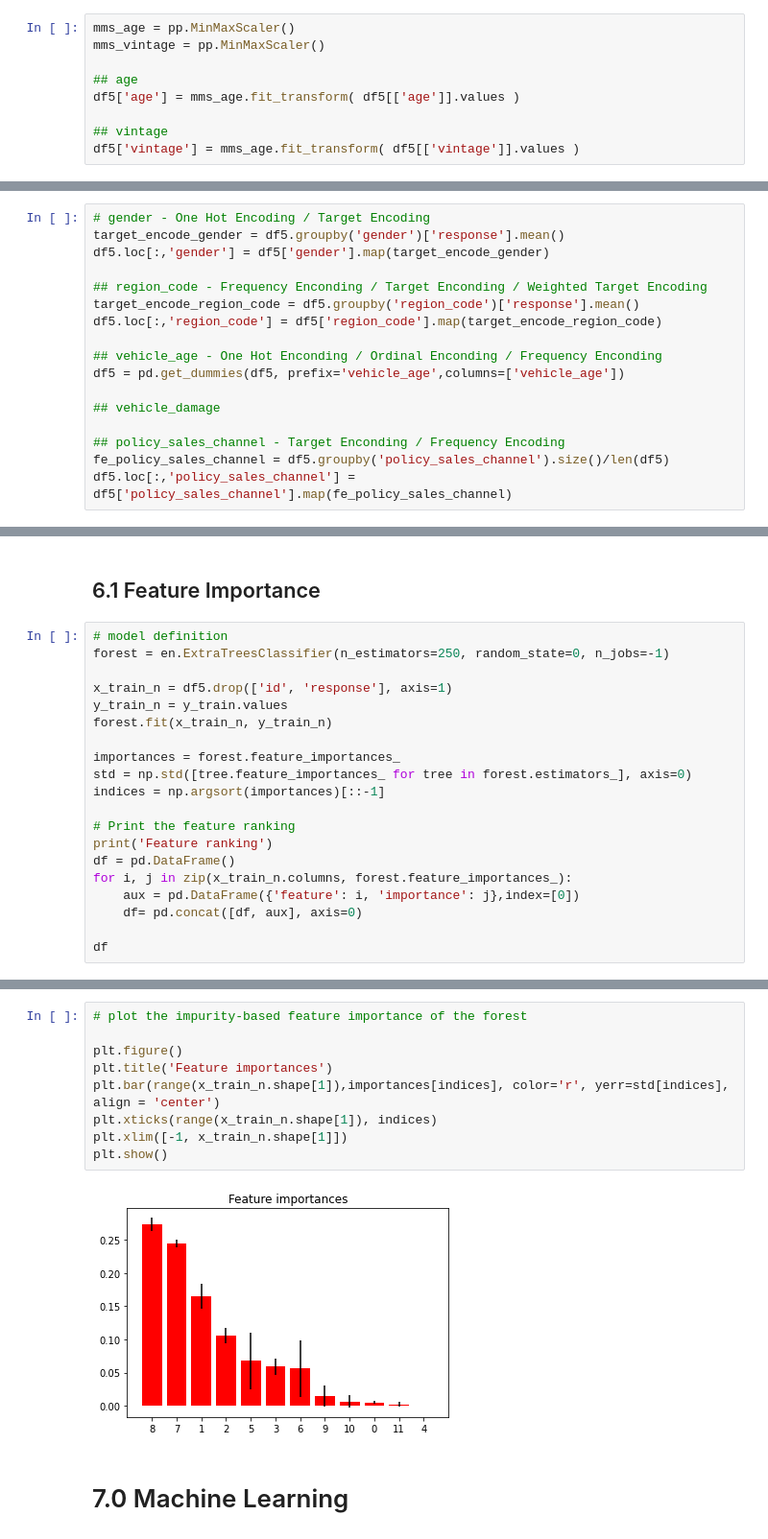
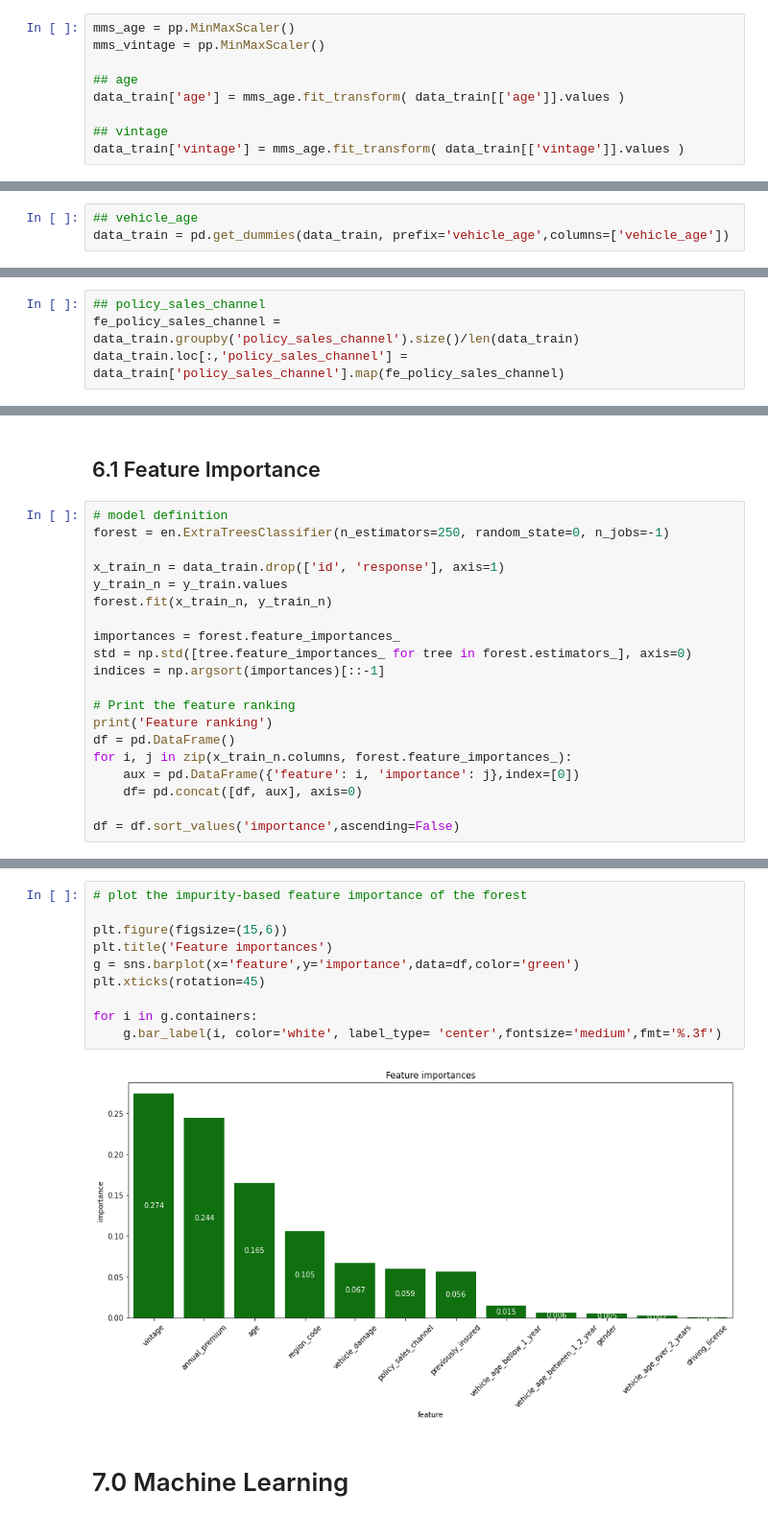
Before and after one commit to ArthurMesquita96/Insurance-Cross-Sell, a Jupyter notebook: insurance_cross_sell_notebook.ipynb, the cells around one changed output, grey strips where cells are left out. Shown at 96% size. Saved outputs shown, nothing was run; the diff lists cells and outputs as text.

```diff
--- a/insurance_cross_sell_notebook.ipynb
+++ b/insurance_cross_sell_notebook.ipynb
@@ -607,8 +701,8 @@ mms_age = pp.MinMaxScaler()
 mms_vintage = pp.MinMaxScaler()
 
 ## age
-df5['age'] = mms_age.fit_transform( df5[['age']].values )
+data_train['age'] = mms_age.fit_transform( data_train[['age']].values )
 
 ## vintage
-df5['vintage'] = mms_age.fit_transform( df5[['vintage']].values )
+data_train['vintage'] = mms_age.fit_transform( data_train[['vintage']].values )
 # %% [markdown]
@@ -615,0 +712,3 @@ df5['vintage'] = mms_age.fit_transform( df5[['vintage']].values )
+# %%
+## vehicle_age
+data_train = pd.get_dummies(data_train, prefix='vehicle_age',columns=['vehicle_age'])
@@ -616,17 +731,4 @@ df5['vintage'] = mms_age.fit_transform( df5[['vintage']].values )
 # %%
-# gender - One Hot Encoding / Target Encoding
-target_encode_gender = df5.groupby('gender')['response'].mean()
-df5.loc[:,'gender'] = df5['gender'].map(target_encode_gender)
-
-## region_code - Frequency Enconding / Target Enconding / Weighted Target Encoding
-target_encode_region_code = df5.groupby('region_code')['response'].mean()
-df5.loc[:,'region_code'] = df5['region_code'].map(target_encode_region_code)
-
-## vehicle_age - One Hot Enconding / Ordinal Enconding / Frequency Enconding
-df5 = pd.get_dummies(df5, prefix='vehicle_age',columns=['vehicle_age'])
-
-## vehicle_damage
-
-## policy_sales_channel - Target Enconding / Frequency Encoding
-fe_policy_sales_channel = df5.groupby('policy_sales_channel').size()/len(df5)
-df5.loc[:,'policy_sales_channel'] = df5['policy_sales_channel'].map(fe_policy_sales_channel)
+## policy_sales_channel
+fe_policy_sales_channel = data_train.groupby('policy_sales_channel').size()/len(data_train)
+data_train.loc[:,'policy_sales_channel'] = data_train['policy_sales_channel'].map(fe_policy_sales_channel)
@@ -669,7 +803,7 @@ x_validation
 # model definition
 forest = en.ExtraTreesClassifier(n_estimators=250, random_state=0, n_jobs=-1)
 
-x_train_n = df5.drop(['id', 'response'], axis=1)
+x_train_n = data_train.drop(['id', 'response'], axis=1)
 y_train_n = y_train.values
 forest.fit(x_train_n, y_train_n)
 
@@ -684,6 +818,6 @@ for i, j in zip(x_train_n.columns, forest.feature_importances_):
     aux = pd.DataFrame({'feature': i, 'importance': j},index=[0])
     df= pd.concat([df, aux], axis=0)
 
-df
+df = df.sort_values('importance',ascending=False)
 # %% [output]
 Feature ranking
@@ -703,14 +840,15 @@ Feature ranking
 # %%
 # plot the impurity-based feature importance of the forest
 
-plt.figure()
+plt.figure(figsize=(15,6))
 plt.title('Feature importances')
-plt.bar(range(x_train_n.shape[1]),importances[indices], color='r', yerr=std[indices], align = 'center')
-plt.xticks(range(x_train_n.shape[1]), indices)
-plt.xlim([-1, x_train_n.shape[1]])
-plt.show()
+g = sns.barplot(x='feature',y='importance',data=df,color='green')
+plt.xticks(rotation=45)
+
+for i in g.containers:
+    g.bar_label(i, color='white', label_type= 'center',fontsize='medium',fmt='%.3f')
 # %% [output]
-[figure, old version]
+[figure, new version]
 # %% [markdown]
 # 7.0 Machine Learning
 # %%
```
Also changed, not shown: parts of 103 cells of this notebook, 2 other files.
